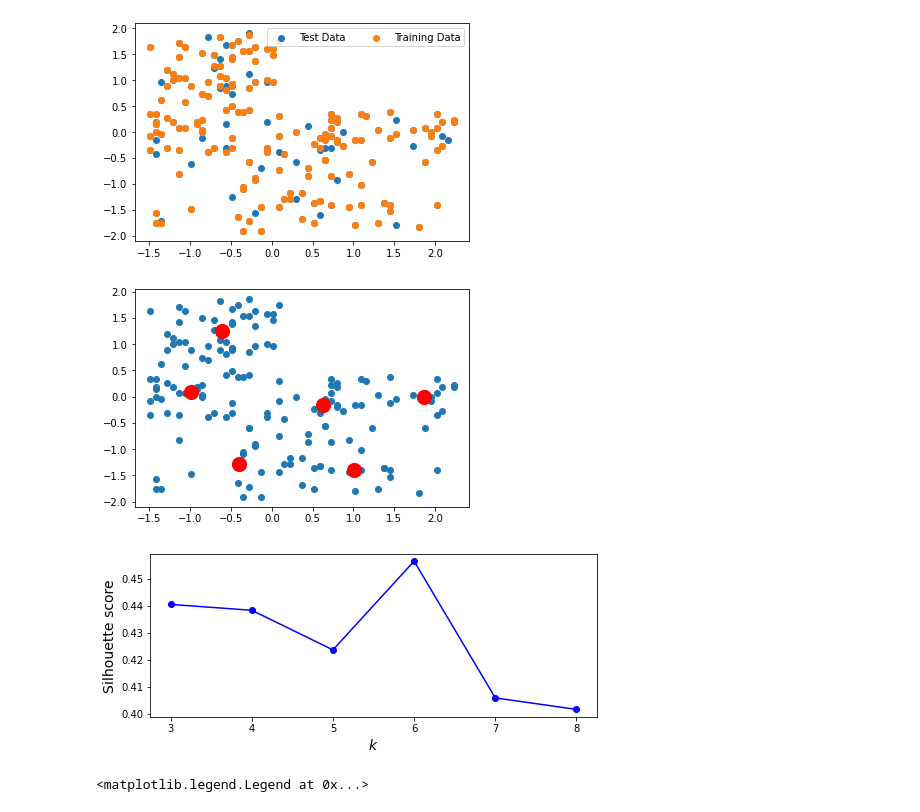
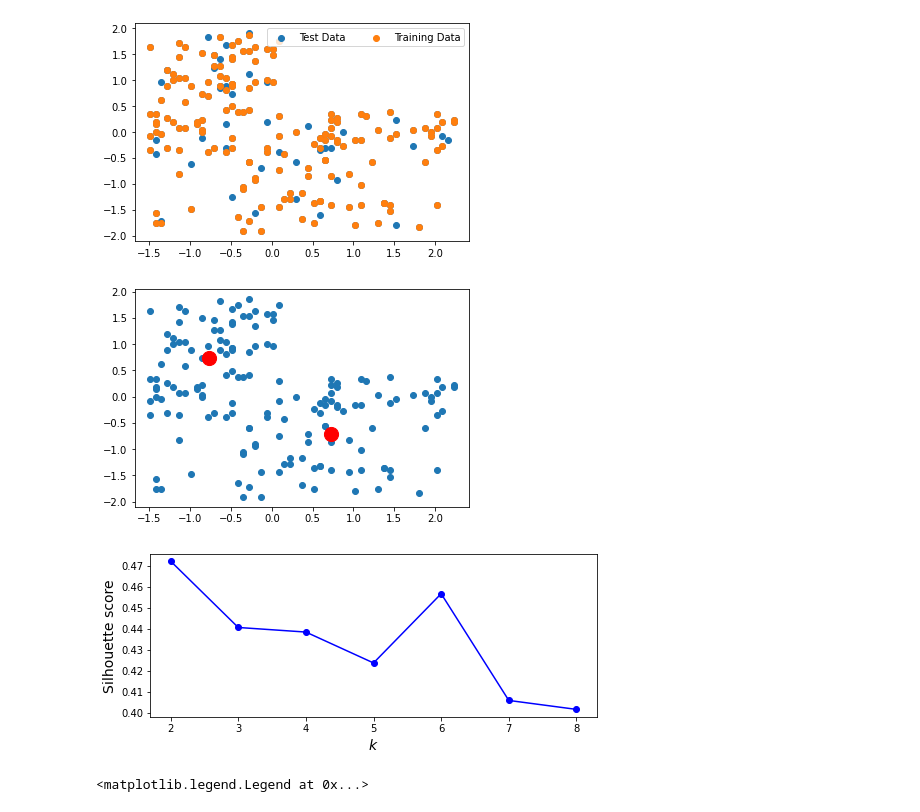
Before and after one commit to sreyadhar/Python-Programming, a Jupyter notebook: Clustering_Assignment_kmeans_ML_9.ipynb, the cells around one changed output. Cells and saved outputs as stored; diff of their text form; code cells hidden in the pictures.

```diff
--- a/Clustering_Assignment_kmeans_ML_9.ipynb
+++ b/Clustering_Assignment_kmeans_ML_9.ipynb
@@ -213,9 +213,9 @@ plt.legend((P3, P4),
 <matplotlib.legend.Legend at 0x...>
 [figure]
 # %%
-# Our initial guess will be 3 cluster that can assist us to group the similar
+# Our initial guess will be 6 cluster that can assist us to group the similar
 # instance together
-clusters = 6
+clusters = 2
 kmeans = KMeans(n_clusters=clusters)
 y_pred2 = kmeans.fit_predict(X2_train)
 # plotting the centroids of each group
@@ -223,7 +223,7 @@ plt.scatter(X2_train['Age'], X2_train['Spending Score (1-100)'])
 plt.scatter(kmeans.cluster_centers_[:, 0], kmeans.cluster_centers_[:, 1], s=200, c='red')
 plt.show()
 # %% [output]
-[figure, old version]
+[figure, new version]
 # %%
 print(y_pred2[:20])
 # Checking within-cluster sum of squares
@@ -234,16 +234,16 @@ print(kmeans.transform(X2_new))
 # %%
 from sklearn.metrics import silhouette_score
 kmeans_models = [KMeans(n_clusters=k, random_state=42).fit(X2)
-                for k in range(2, 9)]
+                for k in range(1, 9)]
 silhouette_scores = [silhouette_score(X2, model.labels_)
                      for model in kmeans_models[1:]]
 plt.figure(figsize=(8, 3))
-plt.plot(range(3, 9), silhouette_scores, "bo-")
+plt.plot(range(2, 9), silhouette_scores, "bo-")
 plt.xlabel("$k$", fontsize=14)
 plt.ylabel("Silhouette score", fontsize=14)
 plt.show()
 # %% [output]
-[figure, old version]
+[figure, new version]
 # %%
 P5 = plt.scatter(df_final['Age'], df_final['Annual Income (k$)'], label='first')
 X3 = df_final.drop(['Gender', 'Spending Score (1-100)'], axis = 1)
```
Also changed, not shown: parts of 3 cells of this notebook.
